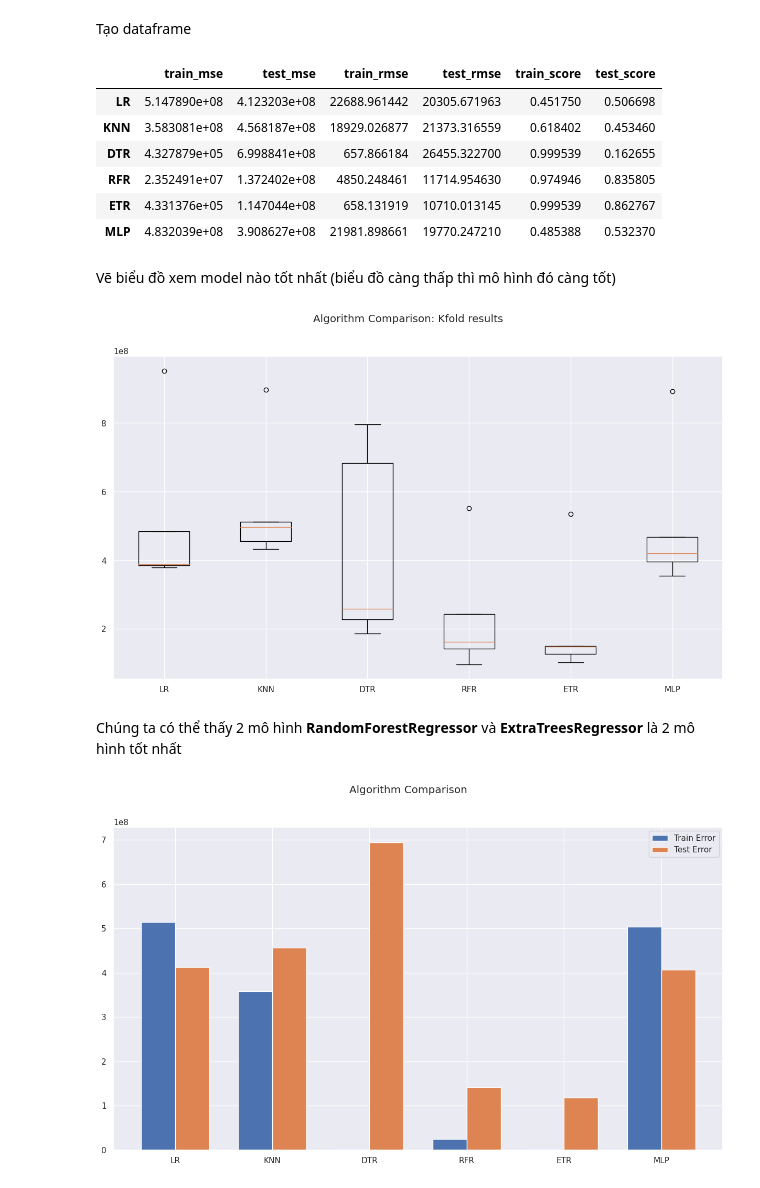
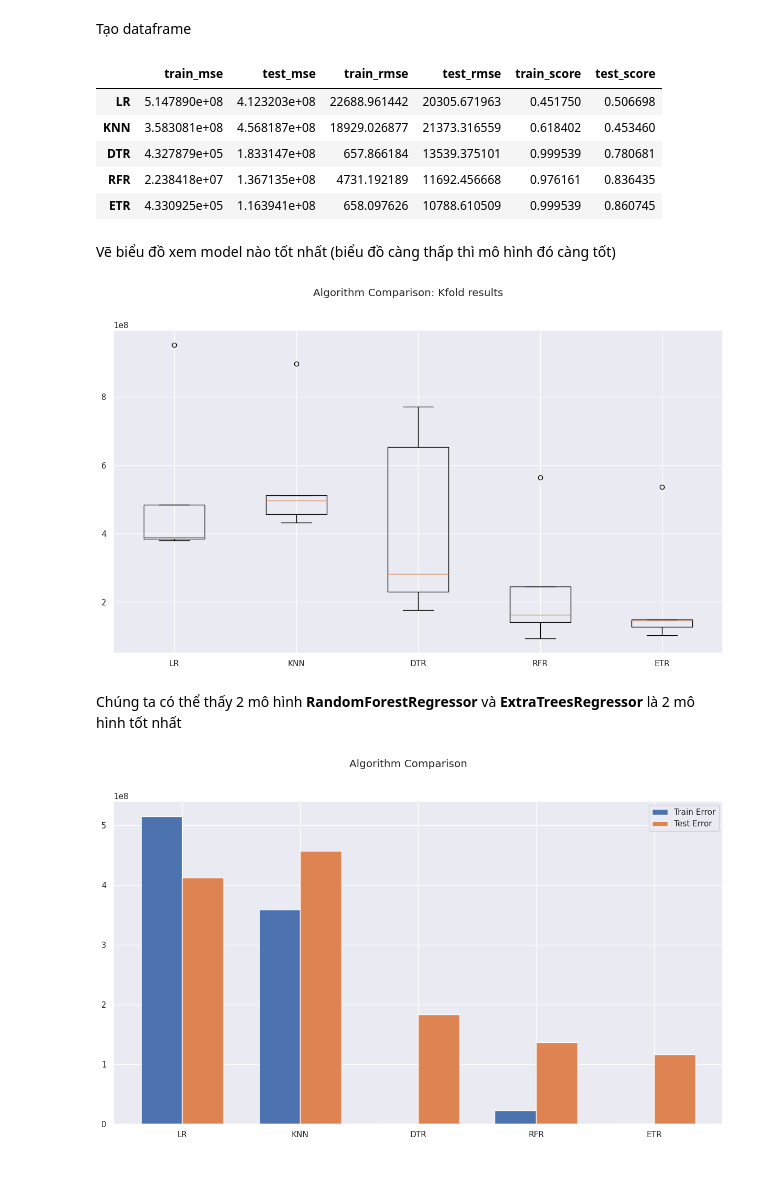
Before and after one commit to huukhoa2112/NMKHDL-Project1, a Jupyter notebook: Modeling.ipynb, the cells around one changed output. Saved outputs shown, nothing was run; the diff lists cells and outputs as text; code cells hidden in the pictures.

```diff
--- a/Modeling.ipynb
+++ b/Modeling.ipynb
@@ -1,9 +9,10 @@
 # %%
+# Import các thư viện cần thiết
 import numpy as np
 import pandas as pd
-from matplotlib import pyplot
-from pandas.plotting import scatter_matrix
+import matplotlib.pyplot as plt
 import seaborn as sns
+sns.set_theme()
 from sklearn.preprocessing import StandardScaler
 
 from sklearn.model_selection import train_test_split
@@ -12,15 +21,10 @@ from sklearn.model_selection import cross_val_score
 from sklearn.model_selection import GridSearchCV
 
 from sklearn.linear_model import LinearRegression
-from sklearn.linear_model import Lasso
-from sklearn.linear_model import ElasticNet
 from sklearn.tree import DecisionTreeRegressor
 from sklearn.neighbors import KNeighborsRegressor
-from sklearn.svm import SVR
 from sklearn.ensemble import RandomForestRegressor
-from sklearn.ensemble import GradientBoostingRegressor
 from sklearn.ensemble import ExtraTreesRegressor
-from sklearn.ensemble import AdaBoostRegressor
 from sklearn.neural_network import MLPRegressor
 
 
@@ -33,9 +37,6 @@ from sklearn.feature_selection import SelectKBest
 from sklearn.feature_selection import chi2, f_regression
 
 
-#Plotting
-from pandas.plotting import scatter_matrix
-from statsmodels.graphics.tsaplots import plot_acf
 import warnings
 warnings.simplefilter('ignore')
 # %% [markdown]
@@ -56,9 +57,12 @@ Sử dụng Linear Regression (hồi quy tuyến tính) để dự đoán giá t
 # %%
-df = dataframe.drop(columns = ['ID','Name','Model','Variant','Series','Color'])
+df = dataframe.drop(columns = ['Name','Model','Variant','Series','Color'])
+df = df.set_index('ID')
+
+# Thay thế những giá trị có kiểu dữ liệu str thành int
 def replace_element(column_name):
     values = df[column_name].unique()
     for i in range(len(values)):
-        df[column_name] = df[column_name].replace(values[i],i)
+        df[column_name] = df[column_name].replace(values[i],i+1)
 
 
 replace_element('Gearbox')
@@ -158,11 +163,10 @@ Tiếp theo chúng ta lập 1 mảng chứa tên model và model đó.
 # %%
 models = []
 models.append(('LR', LinearRegression()))
-models.append(('KNN', KNeighborsRegressor()))
-models.append(('DTR', DecisionTreeRegressor()))
+models.append(('KNN', KNeighborsRegressor(n_neighbors=5)))
+models.append(('DTR', DecisionTreeRegressor(max_features=None, random_state=2, max_leaf_nodes=None)))
 models.append(('RFR', RandomForestRegressor(n_estimators=256)))
 models.append(('ETR', ExtraTreesRegressor(n_estimators=256)))
-models.append(('MLP', MLPRegressor(max_iter=5000)))
 # %%
 # scikit is moving away from mean_squared_error.
 # In order to avoid confusion, and to allow comparison with other models, we invert the final scores
@@ -215,38 +219,37 @@ model_df
 |  | train_mse | test_mse | train_rmse | test_rmse | train_score | test_score |
 | LR | 5.147890e+08 | 4.123203e+08 | 22688.961442 | 20305.671963 | 0.451750 | 0.506698 |
 | KNN | 3.583081e+08 | 4.568187e+08 | 18929.026877 | 21373.316559 | 0.618402 | 0.453460 |
-| DTR | 4.327879e+05 | 6.998841e+08 | 657.866184 | 26455.322700 | 0.999539 | 0.162655 |
-| RFR | 2.352491e+07 | 1.372402e+08 | 4850.248461 | 11714.954630 | 0.974946 | 0.835805 |
-| ETR | 4.331376e+05 | 1.147044e+08 | 658.131919 | 10710.013145 | 0.999539 | 0.862767 |
-| MLP | 4.832039e+08 | 3.908627e+08 | 21981.898661 | 19770.247210 | 0.485388 | 0.532370 |
+| DTR | 4.327879e+05 | 1.833147e+08 | 657.866184 | 13539.375101 | 0.999539 | 0.780681 |
+| RFR | 2.238418e+07 | 1.367135e+08 | 4731.192189 | 11692.456668 | 0.976161 | 0.836435 |
+| ETR | 4.330925e+05 | 1.163941e+08 | 658.097626 | 10788.610509 | 0.999539 | 0.860745 |
 # %% [markdown]
 Vẽ biểu đồ xem model nào tốt nhất (biểu đồ càng thấp thì mô hình đó càng tốt)
 # %%
-fig = pyplot.figure()
+fig = plt.figure()
 fig.suptitle('Algorithm Comparison: Kfold results')
 ax = fig.add_subplot(111)
-pyplot.boxplot(kfold_results)
+plt.boxplot(kfold_results)
 ax.set_xticklabels(names)
 fig.set_size_inches(15,8)
-pyplot.show()
+plt.show()
 # %% [output]
-[figure, old version]
+[figure, new version]
 # %% [markdown]
 Chúng ta có thể thấy 2 mô hình **RandomForestRegressor** và **ExtraTreesRegressor** là 2 mô hình tốt nhất
 # %%
-fig = pyplot.figure()
+fig = plt.figure()
 
 ind = np.arange(len(names))  # the x locations for the groups
 width = 0.35  # the width of the bars
 
 fig.suptitle('Algorithm Comparison')
 ax = fig.add_subplot(111)
-pyplot.bar(ind - width/2, train_results,  width=width, label='Train Error')
-pyplot.bar(ind + width/2, test_results, width=width, label='Test Error')
+plt.bar(ind - width/2, train_mse,  width=width, label='Train Error')
+plt.bar(ind + width/2, test_mse, width=width, label='Test Error')
 fig.set_size_inches(15,8)
-pyplot.legend()
+plt.legend()
 ax.set_xticks(ind)
 ax.set_xticklabels(names)
-pyplot.show()
+plt.show()
 # %% [output]
-[figure, old version]
+[figure, new version]
```
Also changed, not shown: parts of 7 cells of this notebook.
